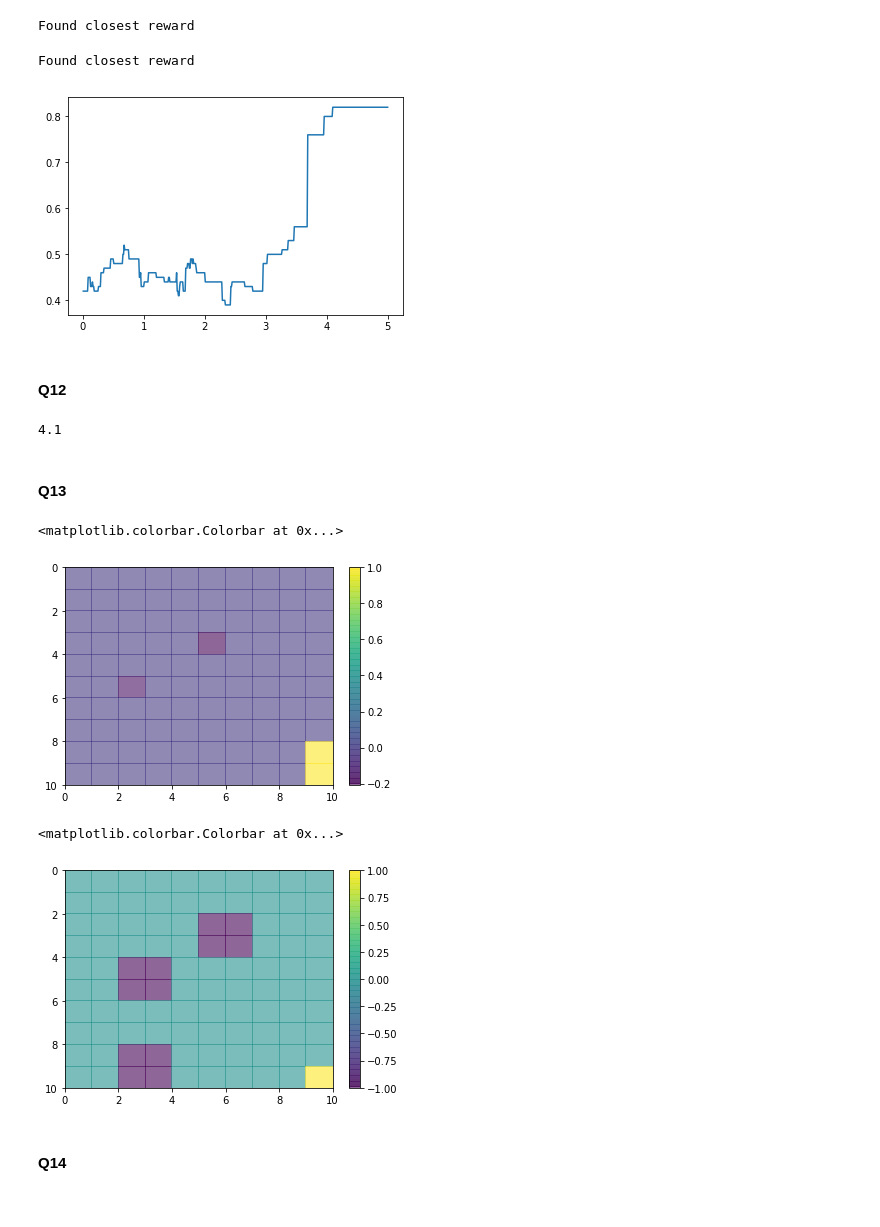
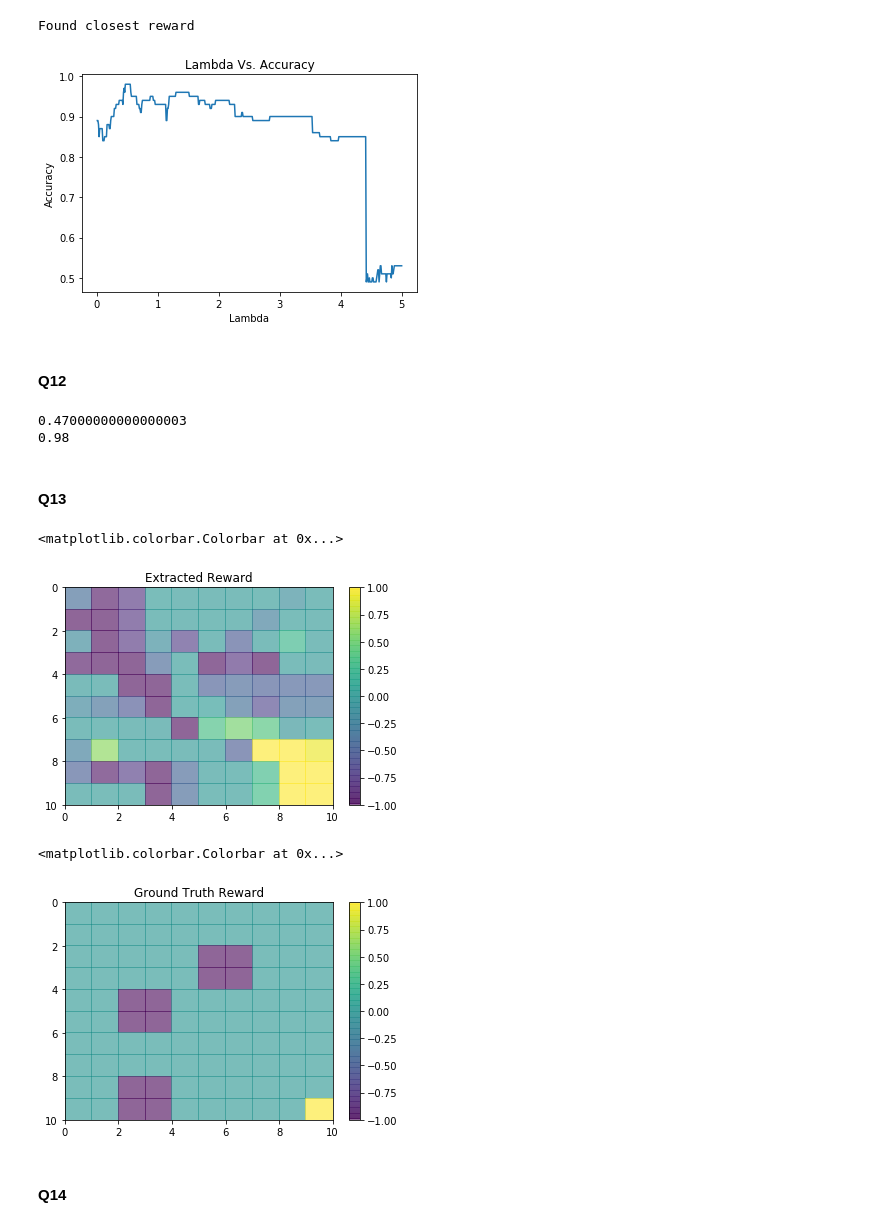
Before and after one commit to ddepe/Reinforcement-Learning-and-Inverse-Reinforcement-Learning, a Jupyter notebook: Project 3 Q10_Q25.ipynb, the cells around one changed output. Saved outputs shown, nothing was run; the diff lists cells and outputs as text; code cells hidden in the pictures.

Commit message:
Final version
Final version (probably). Added danny's code for probability matrix creation. Added custom wind value inputs for second part using wind=.6 . cleaned up code.

```diff
--- a/Project 3 Q10_Q25.ipynb
+++ b/Project 3 Q10_Q25.ipynb
@@ -47,7 +32,6 @@ class environment():
         self.delta = sys.maxsize
         self.epsilon = epsilon
         self.policies = [[0 for i in range(10)] for i in range(10)]
-        self.probabilities_matrix = [[[] for i in range(10)] for i in range(10)]
         self.w = w
     def reset():
         self.values = [[0 for i in range(10)] for i in range(10)]
@@ -161,9 +145,6 @@ class environment():
                 directions[2] = (x,y)
             elif y-1 < 0:
                 directions[3] = (x,y)
-
-        self.probabilities_matrix[x][y] = probabilities
-
         for x, direction in enumerate(directions):
 #             print(x,direction)
             sumn.append(probabilities[x] * (self.rewards[direction[0]][direction[1]]+ discount*self.values[direction[0]][direction[1]]))
@@ -542,10 +321,10 @@ def compute_accuracy(expert_policy,learned_policy,states):
     return acc_sum / states
 # %%
-def find_best_reward(orig_reward,lambdas,discount_val):
+def find_best_reward(orig_reward,lambdas,discount_val,wind_val):
     accuracies = []
     R_max = np.max(orig_reward)
 
-    q10_25 = environment(orig_reward)
+    q10_25 = environment(orig_reward,w=wind_val)
     q10_25.estimation(values)
     q10_25.values =  np.rot90(np.rot90(np.rot90(q10_25.values)))
     q10_25.rewards = np.rot90(np.rot90(np.rot90(q10_25.rewards)))
@@ -557,9 +336,9 @@ def find_best_reward(orig_reward,lambdas,discount_val):
     best_reward = orig_reward
 
     for lamb in lambdas:
-        new_reward = learn_reward(expert_policy,lamb,discount_val,q10_25.probabilities_matrix,R_max)
+        new_reward = learn_reward(expert_policy,lamb,discount_val,R_max,wind_val)
 
-        q10_25_new = environment(new_reward)
+        q10_25_new = environment(new_reward,w=wind_val)
         q10_25_new.estimation(values)
         q10_25_new.values =  np.rot90(np.rot90(np.rot90(q10_25_new.values)))
         q10_25_new.rewards = np.rot90(np.rot90(np.rot90(q10_25_new.rewards)))
@@ -629,25 +365,24 @@ def find_best_reward_2(orig_reward,lambdas,discount_val):
 # %%
 orig_reward = ReFunc1
 discount_val = 0.8
+wind_val = .1
 lambdas = np.linspace(.01,5,500)
-max_lambda, accuracies, best_reward = find_best_reward(orig_reward,lambdas,discount_val)
+max_lambda, accuracies, best_reward = find_best_reward(orig_reward,lambdas,discount_val,wind_val)
 # %% [output]
 Found closest reward
-# %%
-orig_reward = ReFunc1
-discount_val = 0.8
-lambdas = np.linspace(.01,5,500)
-max_lambda, accuracies, best_reward = find_best_reward_2(orig_reward,lambdas,discount_val)
-# %% [output]
-Found closest reward
 # %%
 plt.plot(lambdas,accuracies)
+plt.xlabel('Lambda')
+plt.ylabel('Accuracy')
+plt.title('Lambda Vs. Accuracy')
 plt.show()
 # %% [output]
-[figure, old version]
+[figure, new version]
 # %% [markdown]
 #### Q12
 # %%
 print(max_lambda)
+print(max(accuracies))
 # %% [output]
-4.1
+0.47000000000000003
+0.98
@@ -658,17 +391,19 @@ print(max_lambda)
 # %%
 plt.pcolor(best_reward, alpha = 0.6)
 plt.gca().invert_yaxis()
+plt.title("Extracted Reward")
 plt.colorbar()
 # %% [output]
 <matplotlib.colorbar.Colorbar at 0x...>
-[figure, old version]
+[figure, new version]
 # %%
 plt.pcolor(orig_reward, alpha = 0.6)
 plt.gca().invert_yaxis()
+plt.title("Ground Truth Reward")
 plt.colorbar()
 # %% [output]
 <matplotlib.colorbar.Colorbar at 0x...>
-[figure, old version]
+[figure, new version]
 # %% [markdown]
 #### Q14
 # %%
```
Also changed, not shown: parts of 31 cells of this notebook.
